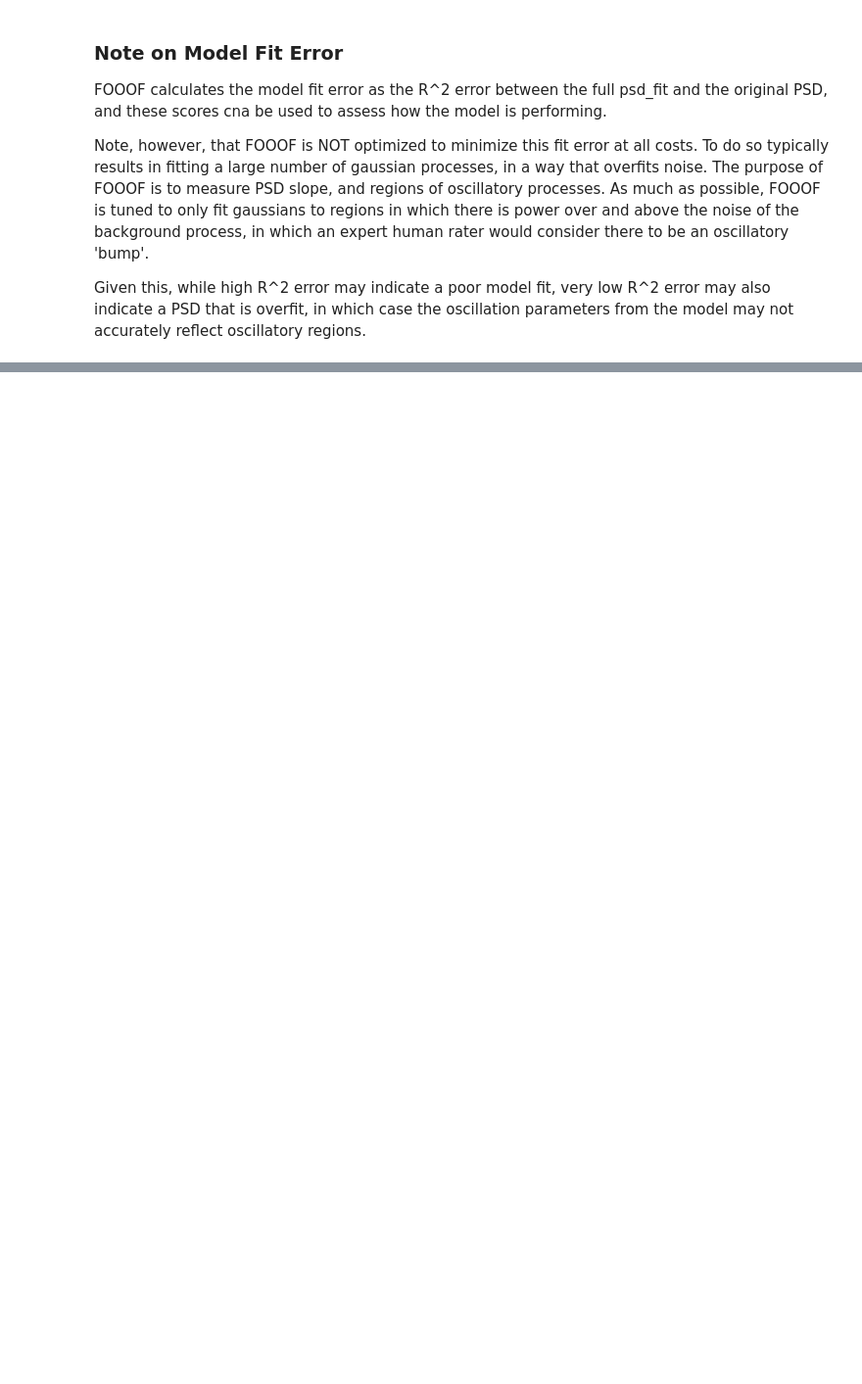
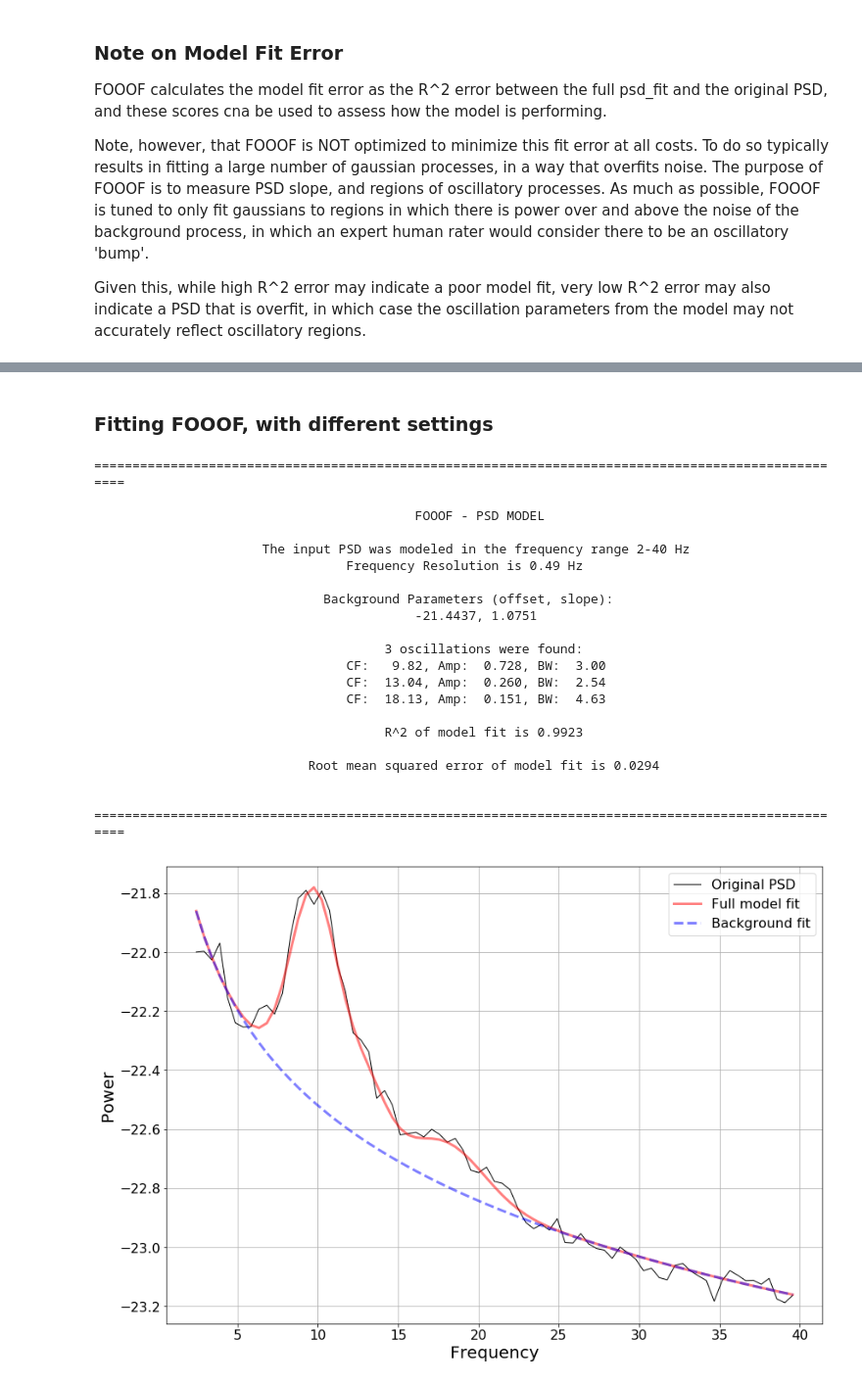
Before and after one commit to fooof-tools/fooof, a Jupyter notebook: tutorial/FOOOF_Tutorial.ipynb, the cells around one changed output, grey strips where cells are left out. Shown: that part at 98% size. Drawn from its saved outputs; the diff is of its cells as text; code cells hidden in the pictures; blank space fills up the shorter version.

```diff
--- a/tutorial/FOOOF_Tutorial.ipynb
+++ b/tutorial/FOOOF_Tutorial.ipynb
@@ -118,0 +254,35 @@ bg_params, osc_params, fit_error = fm.get_params()
+# %% [markdown]
+### Fitting FOOOF, with different settings
+# %%
+# Load example data
+freqs = np.load('freqs_2.npy')
+psd = np.load('psd_2.npy')
+# %%
+# Initialize FOOOF model, with different settings
+fm = FOOOF(bandwidth_limits=(1, 8), max_n_oscs=6 , min_amp=0.15)
+
+# Fit FOOOF
+f_range = [2, 40]
+fm.model(freqs, psd, f_range)
+# %% [output]
+====================================================================================================
+
+                                          FOOOF - PSD MODEL
+
+                      The input PSD was modeled in the frequency range 2-40 Hz
+                                 Frequency Resolution is 0.49 Hz
+
+                              Background Parameters (offset, slope):
+                                          -21.4437, 1.0751
+
+                                      3 oscillations were found:
+                                 CF:   9.82, Amp:  0.728, BW:  3.00
+                                 CF:  13.04, Amp:  0.260, BW:  2.54
+                                 CF:  18.13, Amp:  0.151, BW:  4.63
+
+                                      R^2 of model fit is 0.9923
+
+                            Root mean squared error of model fit is 0.0294
+
+ ====================================================================================================
+[figure, added]
```
Also changed, not shown: parts of 19 cells of this notebook, 5 other files.
